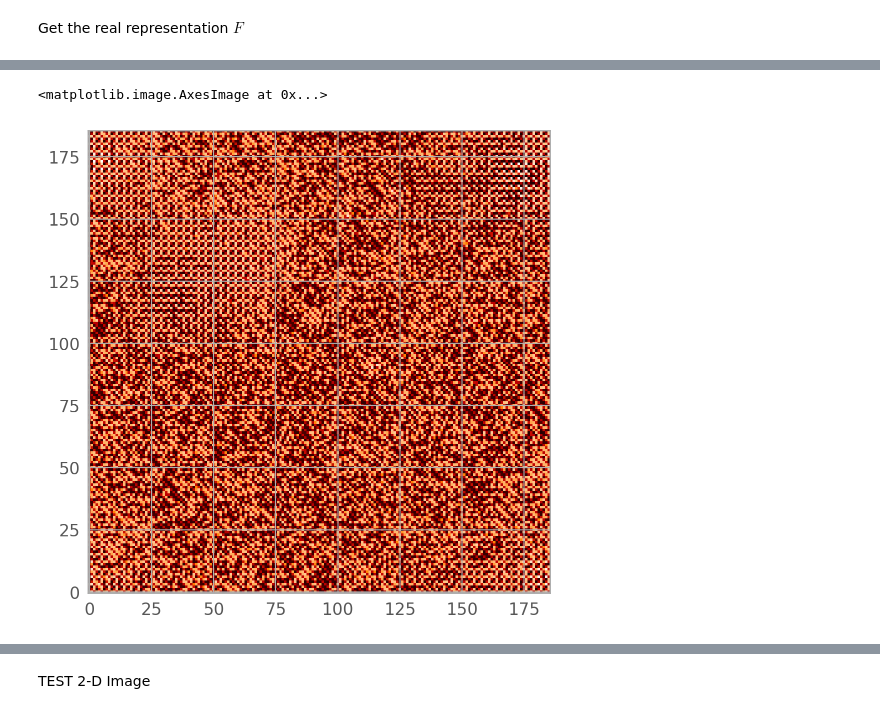
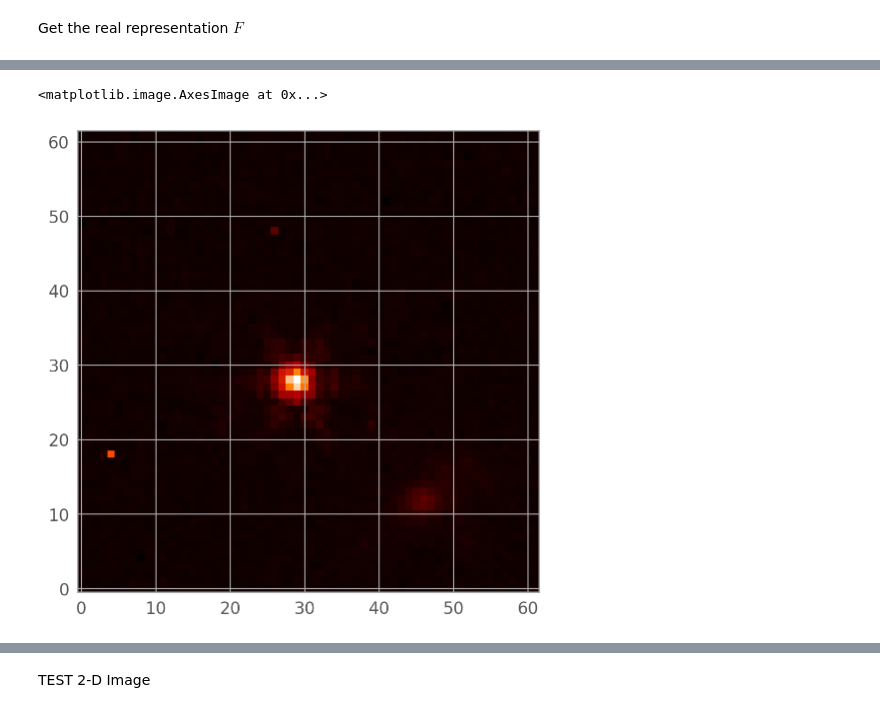
Before and after one commit to Chisen-Lupus/proper-dither, a Jupyter notebook: demo.ipynb, the cells around one changed output, grey strips where cells are left out. Cells and saved outputs as stored; diff of their text form; code cells hidden in the pictures.

```diff
--- a/demo.ipynb
+++ b/demo.ipynb
@@ -496,6 +454,5 @@ plt.imshow(np.arcsinh(F))
 # %%
-
-plt.imshow(np.arcsinh(F))
+plt.imshow(np.arcsinh(data))
 # %% [output]
 <matplotlib.image.AxesImage at 0x...>
-[figure, old version]
+[figure, new version]
```
Also changed, not shown: parts of 13 cells of this notebook.
